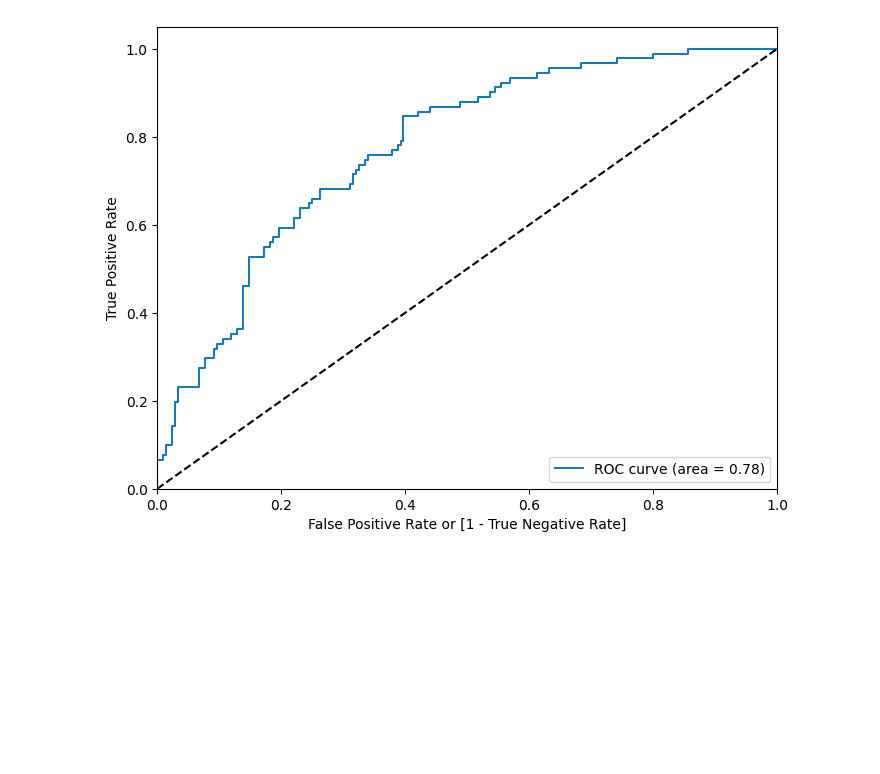
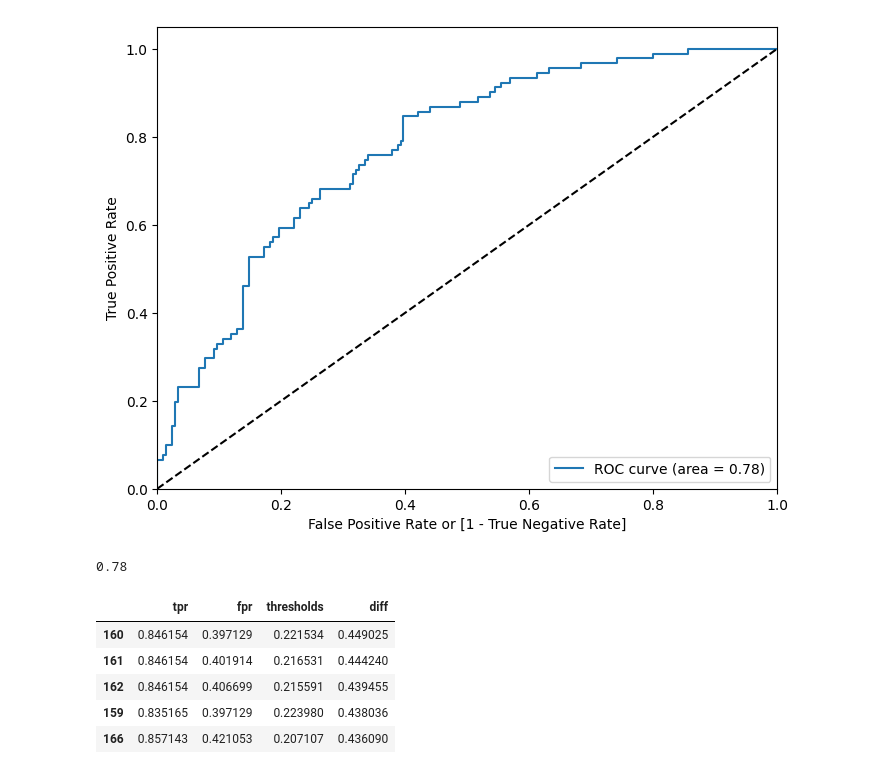
Before and after one commit to sandeepdixit05/machinelearning, a Jupyter notebook: 15_module 04 german credit.ipynb, the cells around one changed output. Cells and saved outputs as stored; diff of their text form; code cells hidden in the pictures; blank space fills up the shorter version.

```diff
--- a/15_module 04 german credit.ipynb
+++ b/15_module 04 german credit.ipynb
@@ -307,3 +307,23 @@ fpr, tpr, thresholds = draw_roc( y_pred_df.actual,
                                  y_pred_df.predicted_prob)
 # %% [output]
 [figure]
+# %%
+auc_score = metrics.roc_auc_score( y_pred_df.actual,
+                                  y_pred_df.predicted_prob  )
+round( float( auc_score ), 2 )
+# %% [output]
+0.78
+# %%
+tpr_fpr = pd.DataFrame( { 'tpr': tpr,
+                         'fpr': fpr,
+                         'thresholds': thresholds } )
+
+tpr_fpr['diff'] = tpr_fpr.tpr - tpr_fpr.fpr
+tpr_fpr.sort_values( 'diff', ascending = False )[0:5]
+# %% [output]
+|  | tpr | fpr | thresholds | diff |
+| 160 | 0.846154 | 0.397129 | 0.221534 | 0.449025 |
+| 161 | 0.846154 | 0.401914 | 0.216531 | 0.444240 |
+| 162 | 0.846154 | 0.406699 | 0.215591 | 0.439455 |
+| 159 | 0.835165 | 0.397129 | 0.223980 | 0.438036 |
+| 166 | 0.857143 | 0.421053 | 0.207107 | 0.436090 |
```
Also changed, not shown: parts of 3 cells of this notebook.
